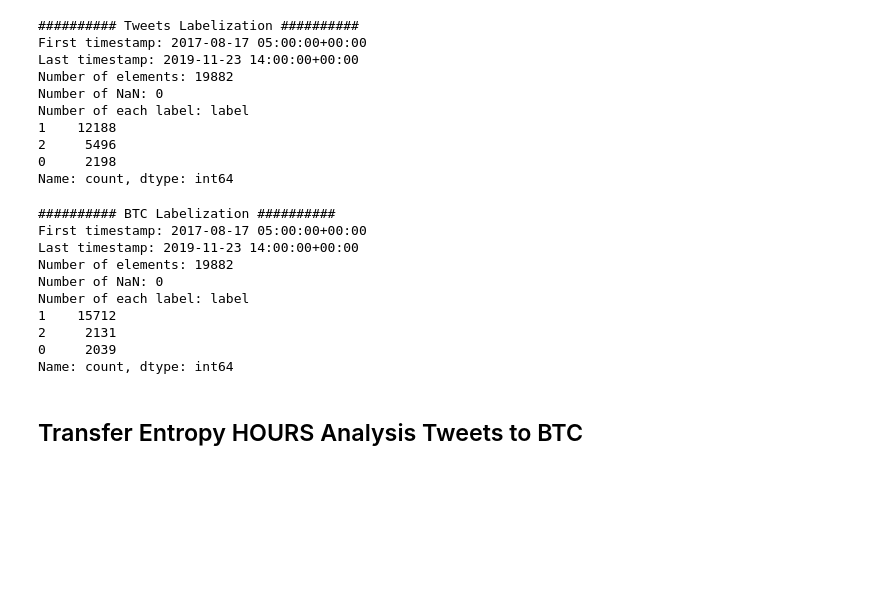
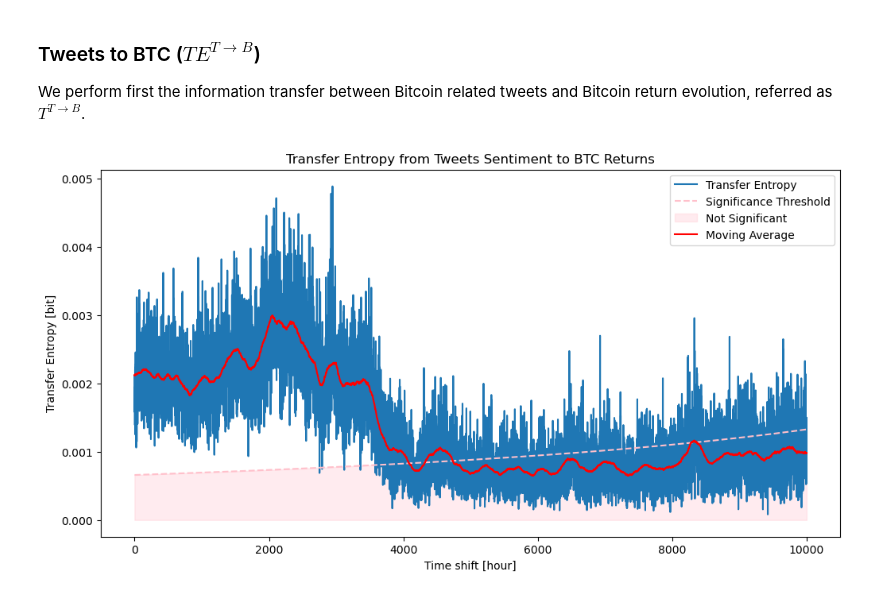
Before and after one commit to paulo-03/bitcoin_twitter, a Jupyter notebook: transfer_entropy.ipynb, the cells around one changed output. Cells and saved outputs as stored; diff of their text form; code cells hidden in the pictures; blank space fills up the shorter version.

```diff
--- a/transfer_entropy.ipynb
+++ b/transfer_entropy.ipynb
@@ -71,3 +87,8 @@ Highest mean transfer entropy: 0.0026498667363775035
 # %%
+# Initiate labelization classes for both dataset
 tweet_labelizer = TweetsLabelization('clean_data/twitter.parquet')
 btc_labelizer = BtcLabelization('clean_data/btc.parquet')
+
+# Run the labelization using threshold found above
+tweets_labels = tweet_labelizer.labelize(threshold=0.1, granularity='h', verbose=True)
+btc_labels = btc_labelizer.labelize(threshold=0.004, granularity='h', verbose=True)
@@ -74,30 +114,10 @@ btc_labelizer = BtcLabelization('clean_data/btc.parquet')
-# %%
-tweets_labels = tweet_labelizer.labelize(threshold=0.1, granularity='h')
-# %% [output]
-########## Tweets Labelization ##########
-First timestamp: 2017-08-17 05:00:00+00:00
-Last timestamp: 2019-11-23 14:00:00+00:00
-Number of elements: 19882
-Number of NaN: 0
-Number of each label: label
-1    12188
-2     5496
-0     2198
-Name: count, dtype: int64
-# %%
-btc_labels = btc_labelizer.labelize(threshold=0.008, granularity='h')
-# %% [output]
-########## BTC Labelization ##########
-First timestamp: 2017-08-17 05:00:00+00:00
-Last timestamp: 2019-11-23 14:00:00+00:00
-Number of elements: 19882
-Number of NaN: 0
-Number of each label: label
-1    15712
-2     2131
-0     2039
-Name: count, dtype: int64
 # %% [markdown]
-## Transfer Entropy HOURS Analysis Tweets to BTC
+### Tweets to BTC ($TE^{T \rightarrow B}$)
+
+We perform first the information transfer between Bitcoin related tweets and Bitcoin return evolution, referred as $T^{T \rightarrow B}$.
 # %%
 TE_computer = TweetsToBtcTransferEntropy(tweets_labels, btc_labels)
+TE_computer.plot_transfer_entropy_on_lags(delays=range(0, 10000), k=1, moving_average_window=200,
+                                          case="tweet_to_btc_hours")
+# %% [output]
+[figure, added]
```
Also changed, not shown: parts of 27 cells of this notebook, 11 other files.
